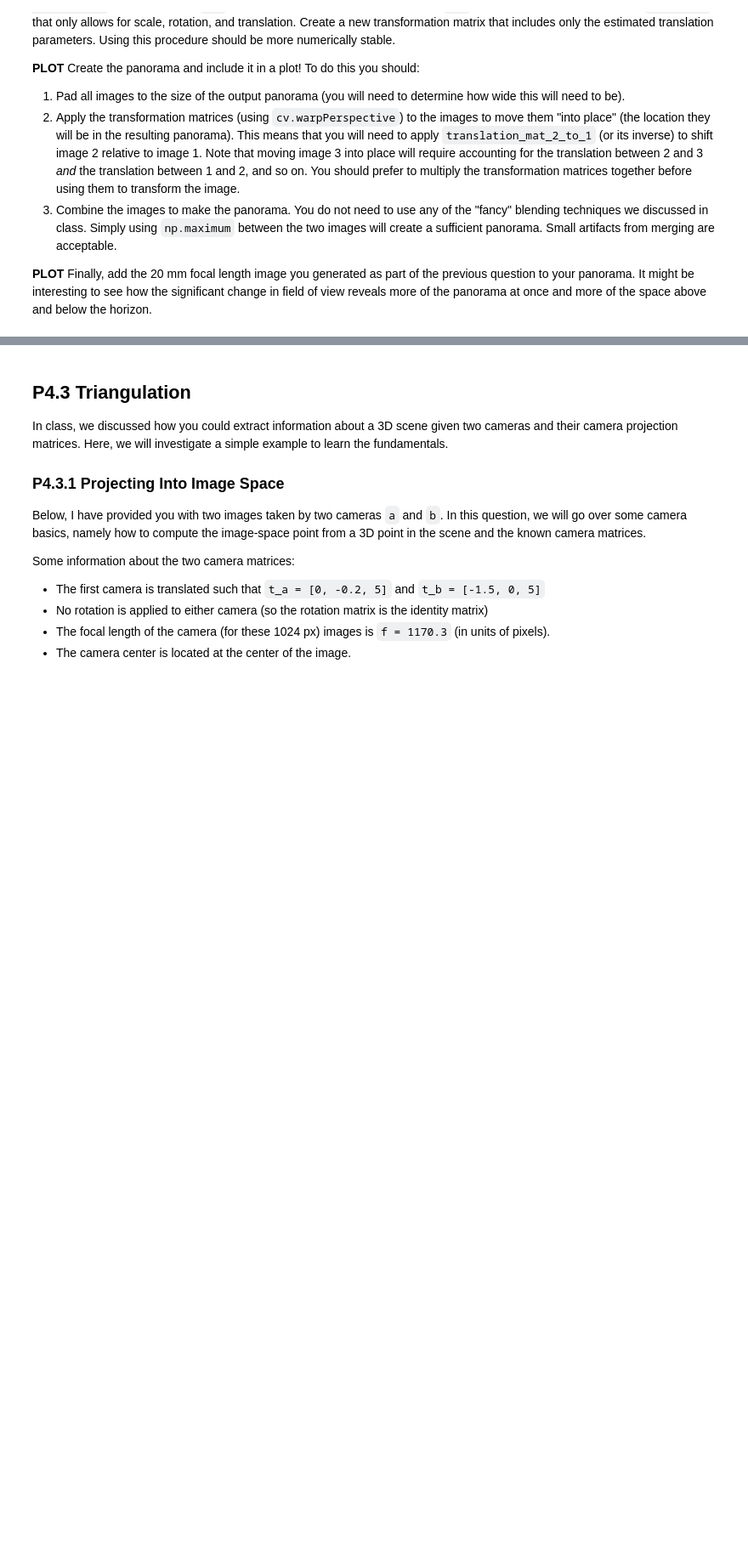
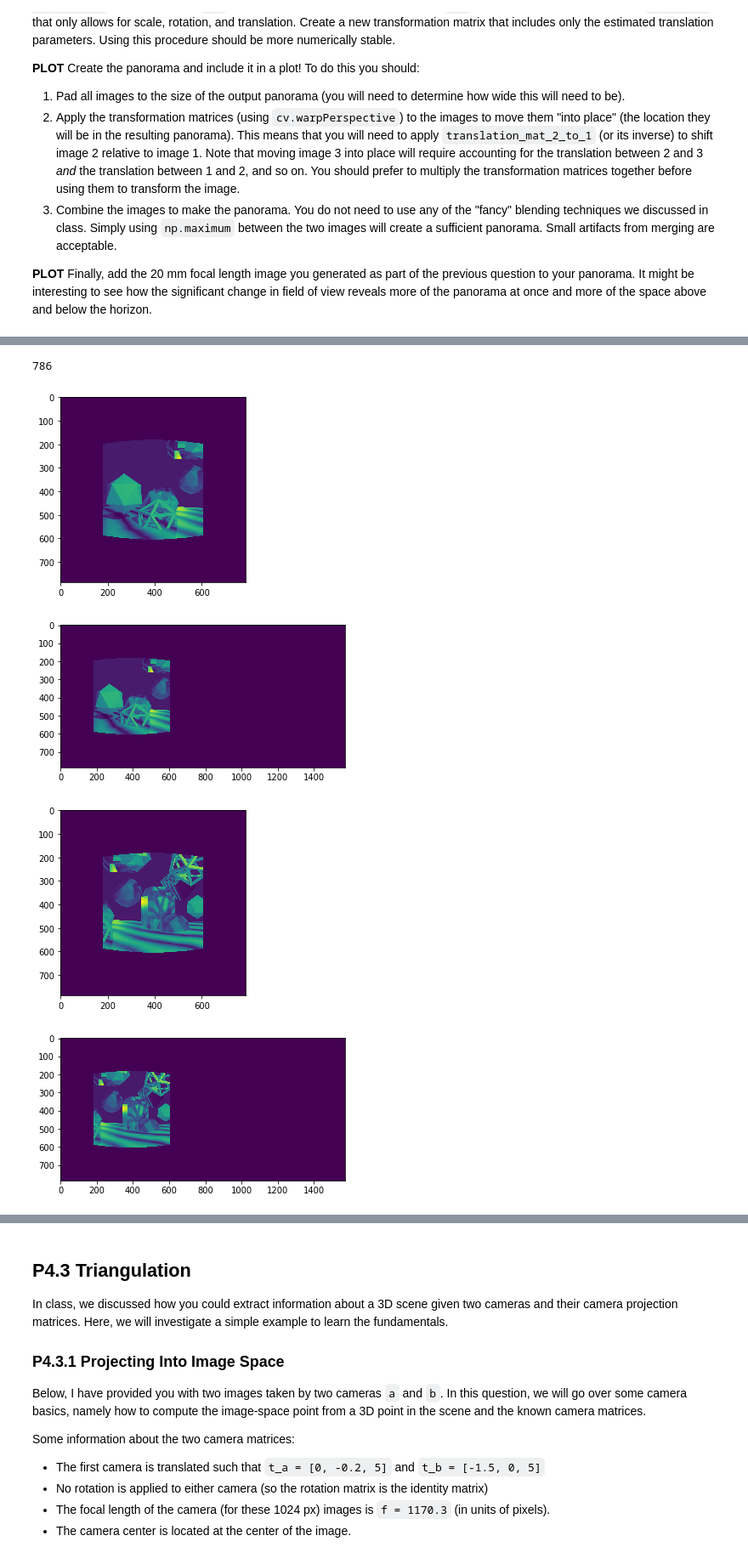
Before and after one commit to 2016bgeyer/Panorama-Stitching-and-Stereo-Patch-Matching, a Jupyter notebook: P4_panorama_stereo.ipynb, the cells around one changed output, grey strips where cells are left out. Shown at 85% size. Cells and saved outputs as stored; diff of their text form; code cells hidden in the pictures; blank space fills up the shorter version.

Commit message:
Got panoramas to stich going right roughly but with extra space and missing last image

```diff
--- a/P4_panorama_stereo.ipynb
+++ b/P4_panorama_stereo.ipynb
@@ -138,3 +167,17 @@ To compute the transformation, you may use the same [OpenCV Homography tutorial
 3. Combine the images to make the panorama. You do not need to use any of the "fancy" blending techniques we discussed in class. Simply using `np.maximum` between the two images will create a sufficient panorama. Small artifacts from merging are acceptable.
 
 **PLOT** Finally, add the 20 mm focal length image you generated as part of the previous question to your panorama. It might be interesting to see how the significant change in field of view reveals more of the panorama at once and more of the space above and below the horizon.
+# %%
+img_0, f_0 = get_image_with_f('stitch_0.png', 40)
+img_1, f_1 = get_image_with_f('stitch_1.png', 40)
+img_2, f_2 = get_image_with_f('stitch_2.png', 40)
+img_3, f_3 = get_image_with_f('stitch_3.png', 40)
+img_4, f_4 = get_image_with_f('stitch_4.png', 40)
+# %%
+# stitch_1 through 5
+sp_img_0 = reproject_image_to_sphere(img_0, f_0, fov_deg=45, angular_resolution=0.002)
+sp_img_1 = reproject_image_to_sphere(img_1, f_1, fov_deg=45, angular_resolution=0.002)
+sp_img_2 = reproject_image_to_sphere(img_2, f_2, fov_deg=45, angular_resolution=0.002)
+sp_img_3 = reproject_image_to_sphere(img_3, f_3, fov_deg=45, angular_resolution=0.002)
+sp_img_4 = reproject_image_to_sphere(img_4, f_4, fov_deg=45, angular_resolution=0.002)
+sp_images = [sp_img_0, sp_img_1, sp_img_2, sp_img_3, sp_img_4]
@@ -140,0 +244,32 @@ To compute the transformation, you may use the same [OpenCV Homography tutorial
+# %%
+# Generating a Panorama
+import cv2 as cv
+
+pan_width = int(len(sp_images) * sp_images[0].shape[1]*1/5) # inner images will become 1/3 the size since 2/3+ of each image is shared (1/3 each side)
+print(pan_width)
+def pad_image(img, desired_size, new_filename, display = False):
+    plt.figure()
+    plt.imshow(img)
+    img = cv.resize(img, (desired_size, img.shape[0]))
+
+    color = [0, 0, 0]
+    new_img = cv.copyMakeBorder(img, 0, 0, 0, desired_size, cv.BORDER_CONSTANT, value=color) # pad right side
+
+    plt.figure()
+    plt.imshow(new_img)
+    plt.savefig(new_filename)
+    if display:
+        cv.imshow(new_filename, new_img)
+        cv.waitKey(0)
+        cv.destroyAllWindows()
+#     cv.imwrite(f'cv_{new_filename}', new_img)
+    return new_img
+
+display_images = False
+padded_images = [pad_image(image, pan_width, f'padded_sphere_stitch_{i}', display_images) for i, image in enumerate(sp_images)]
+# %% [output]
+786
+[figure, added]
+[figure, added]
+[figure, added]
+[figure, added]
```
Also changed, not shown: parts of 6 cells of this notebook, 18 other files.
